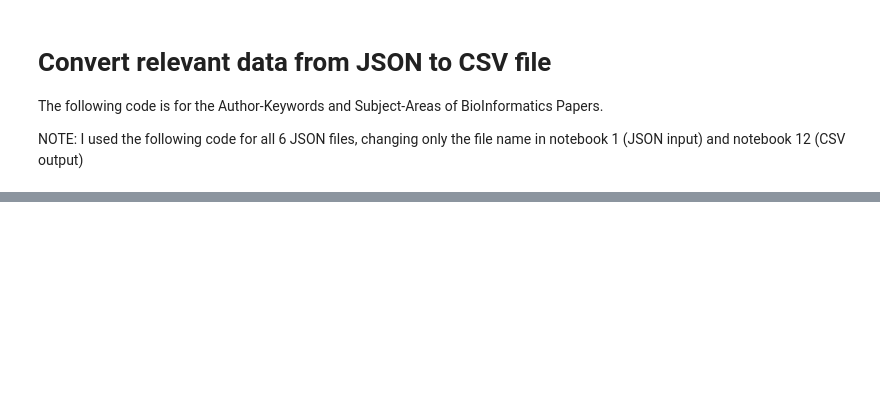
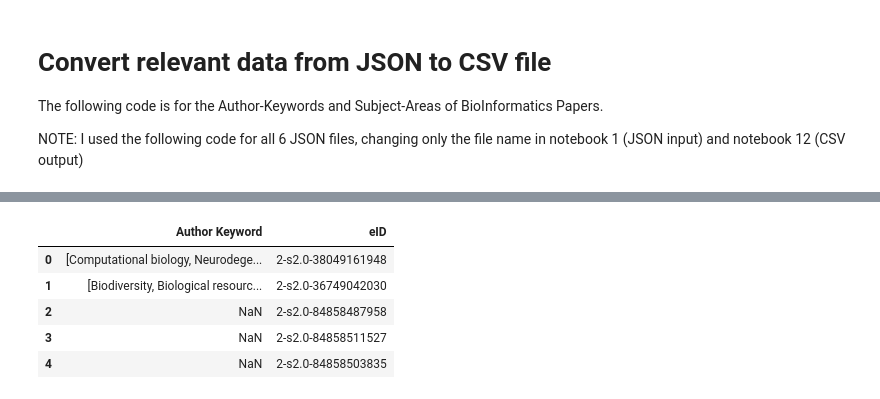
Before and after one commit to UNCG-CSE/Bioinformatics_Trends, a Jupyter notebook: Code for Data Extraction from JSON files/Logan Data Extraction.ipynb, the cells around one changed output, grey strips where cells are left out. Saved outputs shown, nothing was run; the diff lists cells and outputs as text; code cells hidden in the pictures; blank space fills up the shorter version.

```diff
--- a/Code for Data Extraction from JSON files/Logan Data Extraction.ipynb
+++ b/Code for Data Extraction from JSON files/Logan Data Extraction.ipynb
@@ -83,3 +105,21 @@ df[:5]
+# %%
+# Create column for eid
+
+
+for n in range (len(eid)):
+    df["eID"] = eid[n]
+
+for n in range (len(eid)):
+    df["eID"][n] = eid[n]
+
+df[:5]
+# %% [output]
+|  | Author Keyword | eID |
+| 0 | [Computational biology, Neurodege... | 2-s2.0-38049161948 |
+| 1 | [Biodiversity, Biological resourc... | 2-s2.0-36749042030 |
+| 2 | NaN | 2-s2.0-84858487958 |
+| 3 | NaN | 2-s2.0-84858511527 |
+| 4 | NaN | 2-s2.0-84858503835 |
 # %%
 # Create column for Subject Area: Abbreviation
 
```
Also changed, not shown: parts of 12 cells of this notebook, 9 other files.
